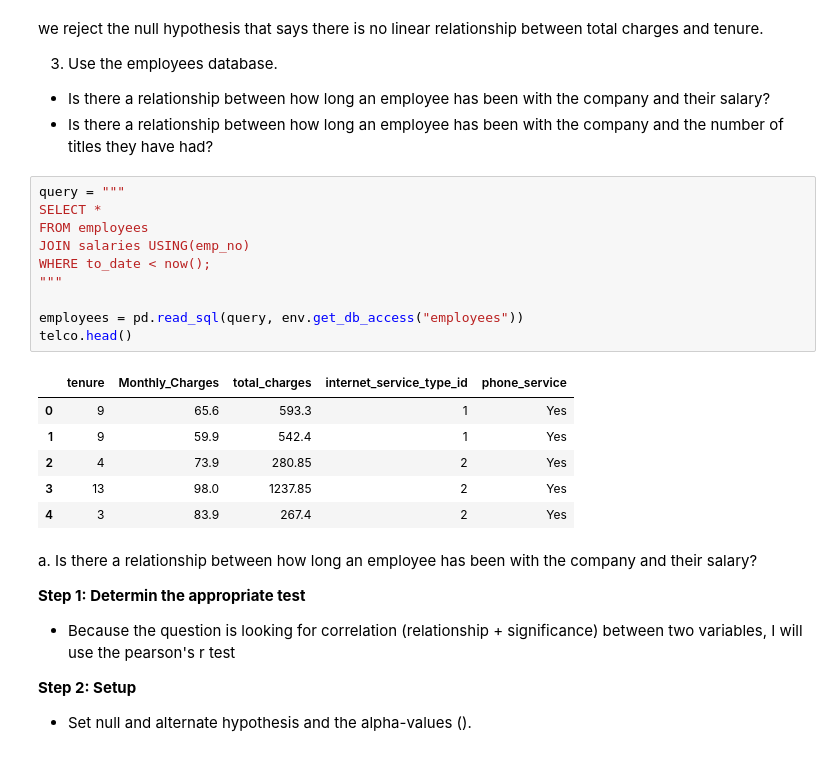
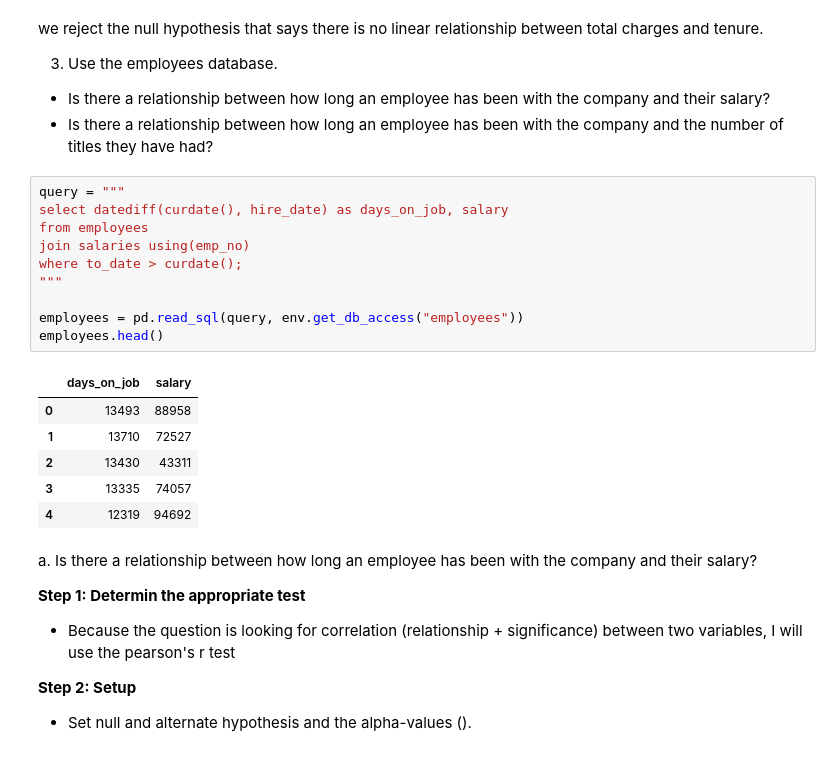
Before and after one commit to MigashaneVictoire/statistics-exercises, a Jupyter notebook: hypothesis_testing.ipynb, the cells around one changed output. Drawn from its saved outputs; the diff is of its cells as text.

```diff
--- a/hypothesis_testing.ipynb
+++ b/hypothesis_testing.ipynb
@@ -529,21 +583,21 @@ we reject the null hypothesis that says there is no linear relationship between
 - Is there a relationship between how long an employee has been with the company and the number of titles they have had?
 # %%
 query = """
-SELECT *
-FROM employees
-JOIN salaries USING(emp_no)
-WHERE to_date < now();
+select datediff(curdate(), hire_date) as days_on_job, salary
+from employees
+join salaries using(emp_no)
+where to_date > curdate();
 """
 
 employees = pd.read_sql(query, env.get_db_access("employees"))
-telco.head()
+employees.head()
 # %% [output]
-|  | tenure | Monthly_Charges | total_charges | internet_service_type_id | phone_service |
-| 0 | 9 | 65.6 | 593.3 | 1 | Yes |
-| 1 | 9 | 59.9 | 542.4 | 1 | Yes |
-| 2 | 4 | 73.9 | 280.85 | 2 | Yes |
-| 3 | 13 | 98.0 | 1237.85 | 2 | Yes |
-| 4 | 3 | 83.9 | 267.4 | 2 | Yes |
+|  | days_on_job | salary |
+| 0 | 13493 | 88958 |
+| 1 | 13710 | 72527 |
+| 2 | 13430 | 43311 |
+| 3 | 13335 | 74057 |
+| 4 | 12319 | 94692 |
 # %% [markdown]
 a. Is there a relationship between how long an employee has been with the company and their salary?
 
```
Also changed, not shown: parts of 38 cells of this notebook.
